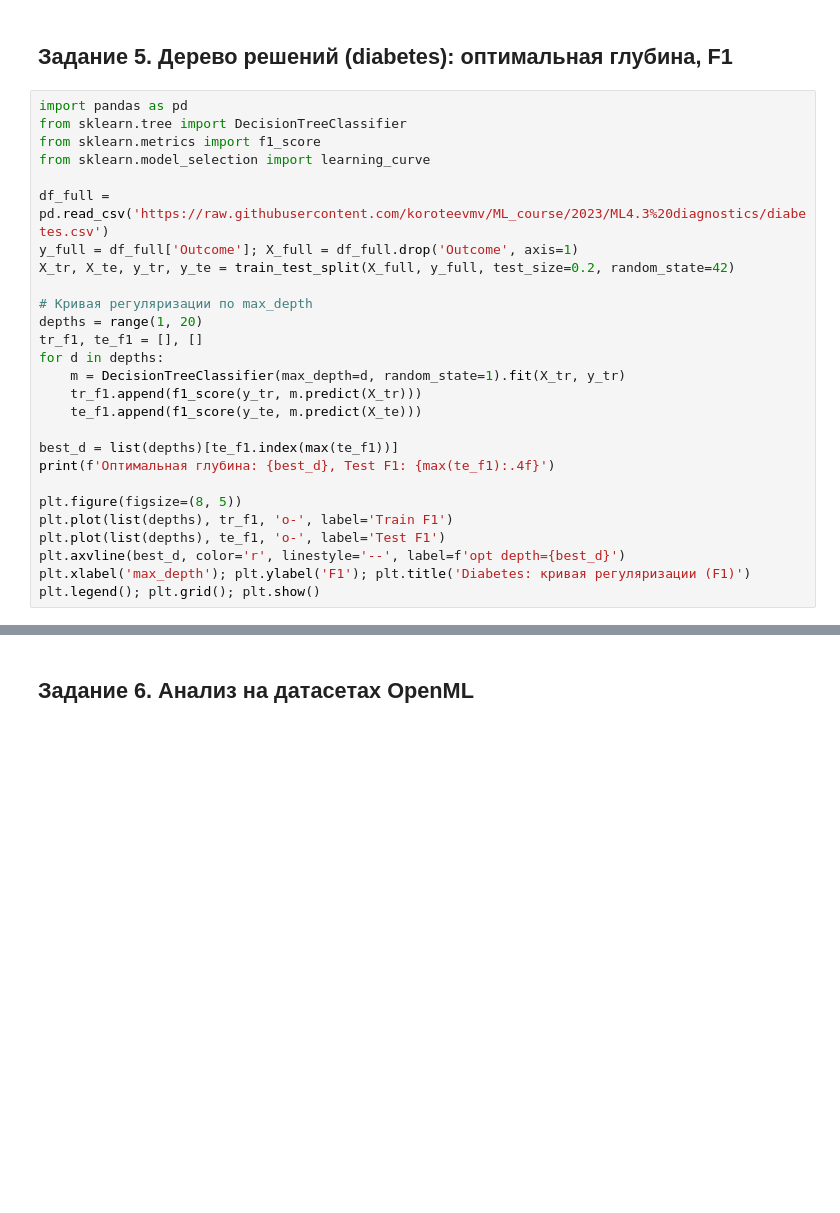
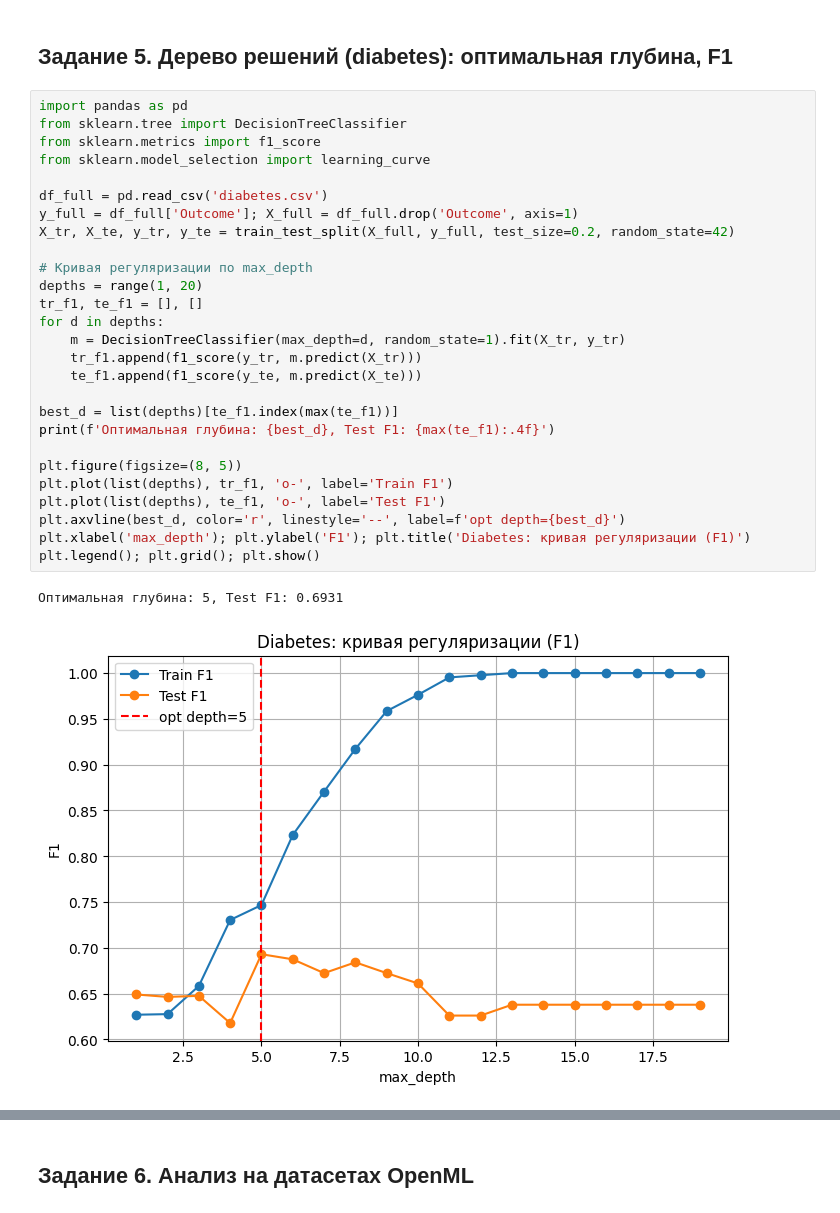
Before and after one commit to druol/ML_Labs, a Jupyter notebook: ML4_Диагностика_моделей/4.ipynb, the cells around one changed output, grey strips where cells are left out. Cells and saved outputs as stored; diff of their text form; blank space fills up the shorter version.

```diff
--- a/ML4_Диагностика_моделей/4.ipynb
+++ b/ML4_Диагностика_моделей/4.ipynb
@@ -494,30 +519,33 @@ print(f'Лучший Test R²: {best_score:.4f}, params: {best_params}')
 # %%
 import pandas as pd
 from sklearn.tree import DecisionTreeClassifier
 from sklearn.metrics import f1_score
 from sklearn.model_selection import learning_curve
 
-df_full = pd.read_csv('https://raw.githubusercontent.com/koroteevmv/ML_course/2023/ML4.3%20diagnostics/diabetes.csv')
+df_full = pd.read_csv('diabetes.csv')
 y_full = df_full['Outcome']; X_full = df_full.drop('Outcome', axis=1)
 X_tr, X_te, y_tr, y_te = train_test_split(X_full, y_full, test_size=0.2, random_state=42)
 
 # Кривая регуляризации по max_depth
 depths = range(1, 20)
 tr_f1, te_f1 = [], []
 for d in depths:
     m = DecisionTreeClassifier(max_depth=d, random_state=1).fit(X_tr, y_tr)
     tr_f1.append(f1_score(y_tr, m.predict(X_tr)))
     te_f1.append(f1_score(y_te, m.predict(X_te)))
 
 best_d = list(depths)[te_f1.index(max(te_f1))]
 print(f'Оптимальная глубина: {best_d}, Test F1: {max(te_f1):.4f}')
 
 plt.figure(figsize=(8, 5))
 plt.plot(list(depths), tr_f1, 'o-', label='Train F1')
 plt.plot(list(depths), te_f1, 'o-', label='Test F1')
 plt.axvline(best_d, color='r', linestyle='--', label=f'opt depth={best_d}')
 plt.xlabel('max_depth'); plt.ylabel('F1'); plt.title('Diabetes: кривая регуляризации (F1)')
 plt.legend(); plt.grid(); plt.show()
+# %% [output]
+Оптимальная глубина: 5, Test F1: 0.6931
+[figure, added]
 # %%
 # Кривая обучения для оптимальной модели (F1)
 ts, tr, te = learning_curve(DecisionTreeClassifier(max_depth=best_d, random_state=1),
```
Also changed, not shown: parts of 11 cells of this notebook, 18 other files.
